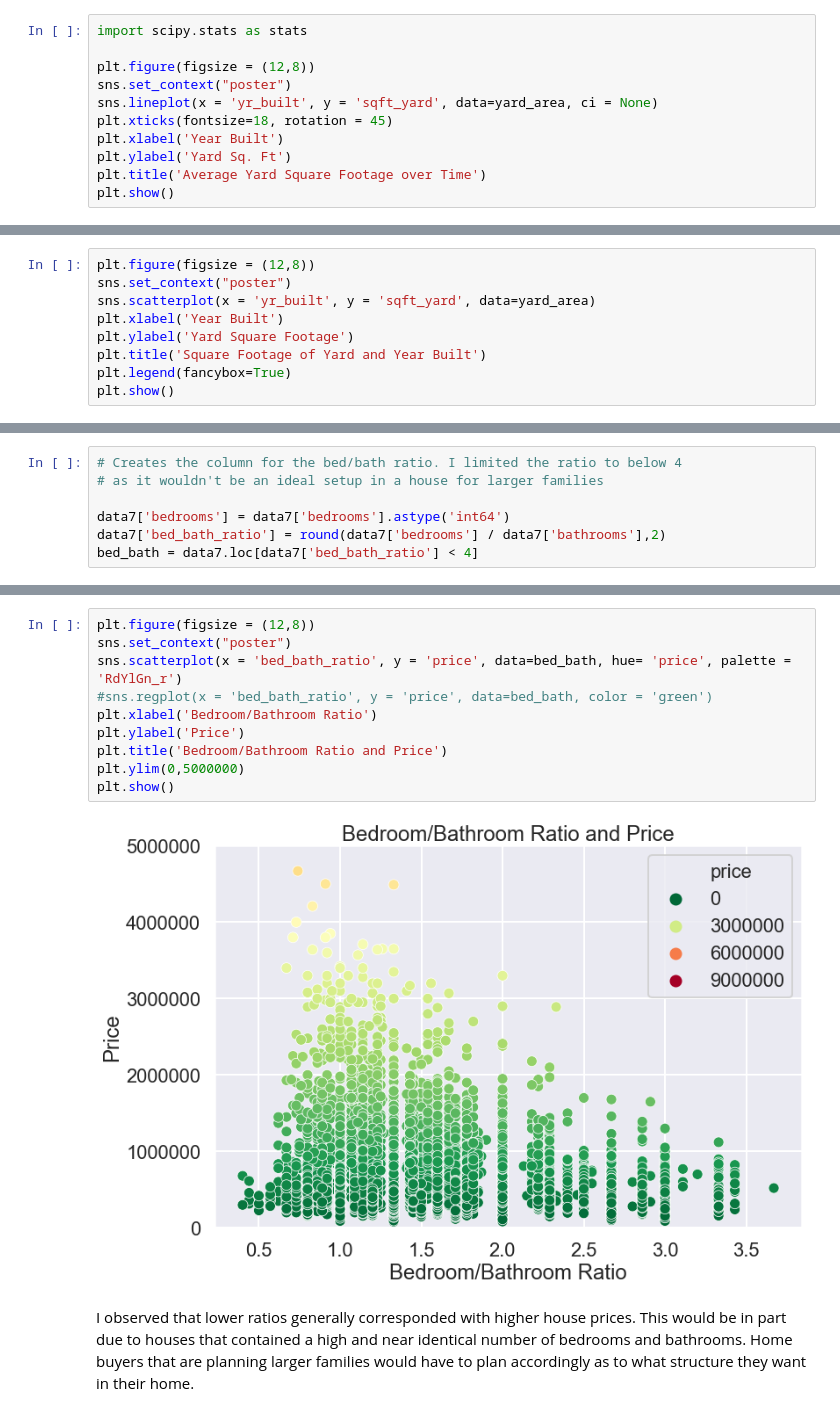
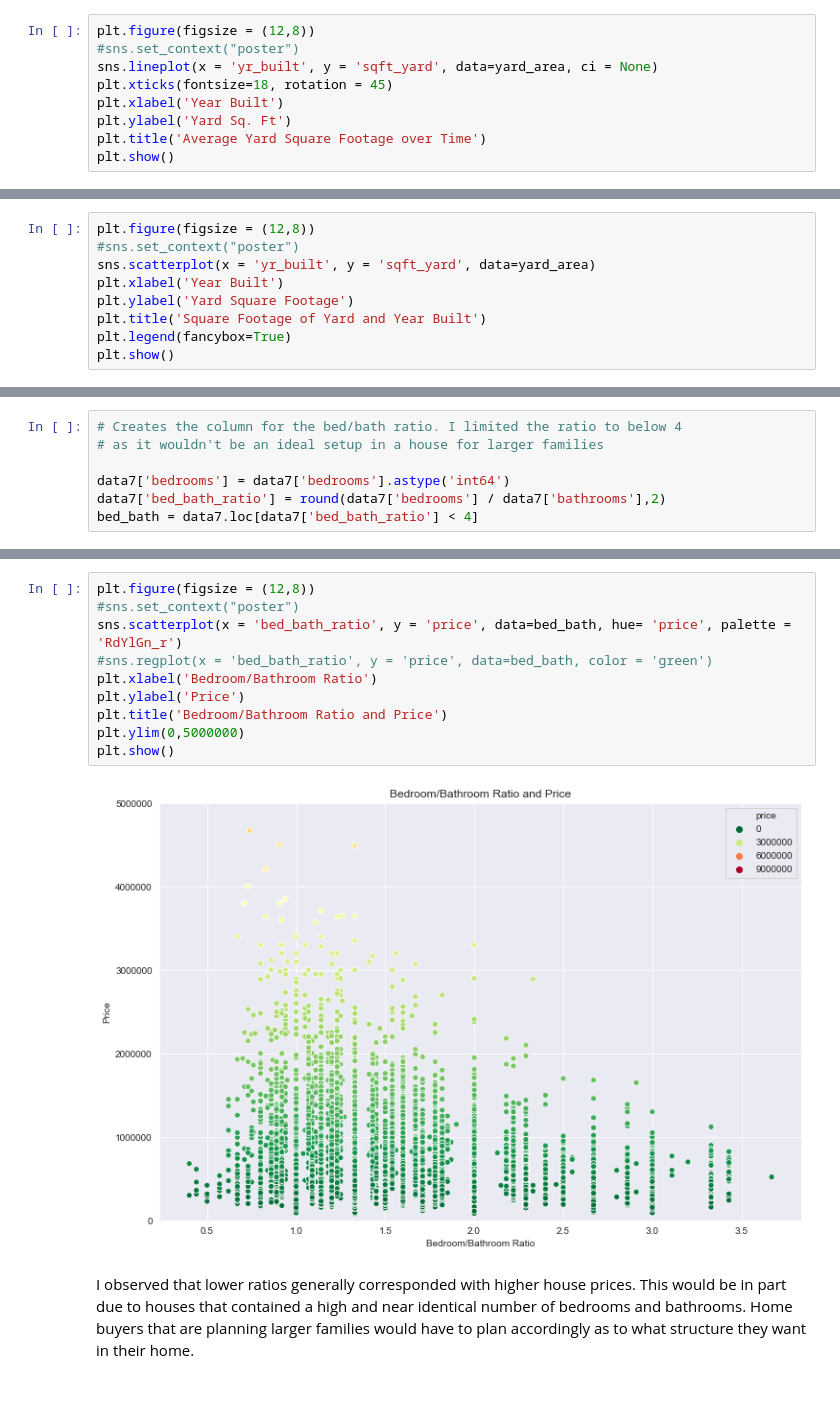
Before and after one commit to msf894/dsc-mod-2-project-v2-1-onl01-dtsc-ft-052620, a Jupyter notebook: student.ipynb, the cells around one changed output, grey strips where cells are left out. Saved outputs shown, nothing was run; the diff lists cells and outputs as text.

```diff
--- a/student.ipynb
+++ b/student.ipynb
@@ -1222,8 +1291,6 @@ plt.show()
 # %%
-import scipy.stats as stats
-
 plt.figure(figsize = (12,8))
-sns.set_context("poster")
+#sns.set_context("poster")
 sns.lineplot(x = 'yr_built', y = 'sqft_yard', data=yard_area, ci = None)
 plt.xticks(fontsize=18, rotation = 45)
 plt.xlabel('Year Built')
@@ -1235,6 +1302,6 @@ plt.show()
 # %%
 plt.figure(figsize = (12,8))
-sns.set_context("poster")
+#sns.set_context("poster")
 sns.scatterplot(x = 'yr_built', y = 'sqft_yard', data=yard_area)
 plt.xlabel('Year Built')
 plt.ylabel('Yard Square Footage')
@@ -1278,15 +1345,15 @@ plt.show()
 # %%
 plt.figure(figsize = (12,8))
-sns.set_context("poster")
+#sns.set_context("poster")
 sns.scatterplot(x = 'bed_bath_ratio', y = 'price', data=bed_bath, hue= 'price', palette = 'RdYlGn_r')
 #sns.regplot(x = 'bed_bath_ratio', y = 'price', data=bed_bath, color = 'green')
 plt.xlabel('Bedroom/Bathroom Ratio')
 plt.ylabel('Price')
 plt.title('Bedroom/Bathroom Ratio and Price')
 plt.ylim(0,5000000)
 plt.show()
 # %% [output]
-[figure, old version]
+[figure, new version]
 # %% [markdown]
 I observed that lower ratios generally corresponded with higher house prices. This would be in part due to houses that contained a high and near identical number of bedrooms and bathrooms. Home buyers that are planning larger families would have to plan accordingly as to what structure they want in their home.
 # %%
```
Also changed, not shown: parts of 98 cells of this notebook, 6 other files.
